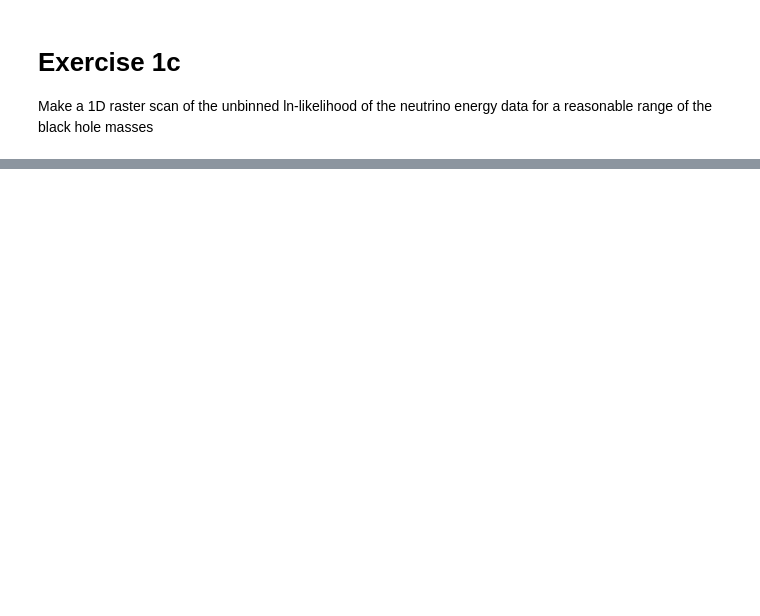
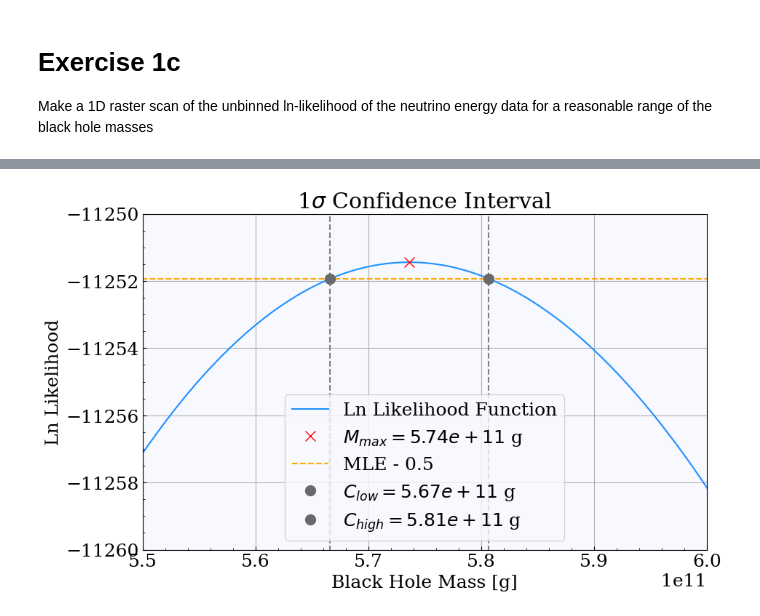
Before and after one commit to Emilie-Jessen/AppStat2, a Jupyter notebook: Project_02/Solution_02.ipynb, the cells around one changed output, grey strips where cells are left out. Drawn from its saved outputs; the diff is of its cells as text; code cells hidden in the pictures; blank space fills up the shorter version.

```diff
--- a/Project_02/Solution_02.ipynb
+++ b/Project_02/Solution_02.ipynb
@@ -101,0 +151,24 @@ ax.legend();
+# %%
+fig, ax = plt.subplots(1, 1, figsize=(10, 6))
+
+ax.plot(M_scan, L, label='Ln Likelihood Function')
+ax.plot(M_max, L_max, 'x', ms=10, color='red', label=f'$M_{{max}} = {M_max:.2e}$ g')
+
+ax.hlines(L_max - 0.5, M_scan[0], M_scan[-1], color='orange', linestyle='--', label='MLE - 0.5')
+ax.vlines(intersection[0], L_max05 + 5, L_max05 - 10, linestyle='--', color='grey')
+ax.vlines(intersection[1], L_max05 + 5, L_max05 - 10, linestyle='--', color='grey')
+
+ax.plot(intersection[0], L_max05, 'o', ms=10, color='dimgrey', label=f'$C_{{low}} = {intersection[0]:.2e}$ g')
+ax.plot(intersection[1], L_max05, 'o', ms=10, color='dimgrey', label=f'$C_{{high}} = {intersection[1]:.2e}$ g')
+
+ax.set_xlabel('Black Hole Mass [g]')
+ax.set_ylabel('Ln Likelihood')
+ax.set_title(r'1$\sigma$ Confidence Interval')
+ax.set_xlim(5.5e11, 6e11)
+ax.set_ylim(-11260, -11250)
+ax.legend()
+
+if save_plots:
+    plt.savefig('1sigma_confidence_interval.png', dpi=300)
+# %% [output]
+[figure, added]
```
Also changed, not shown: parts of 45 cells of this notebook, 20 other files.
